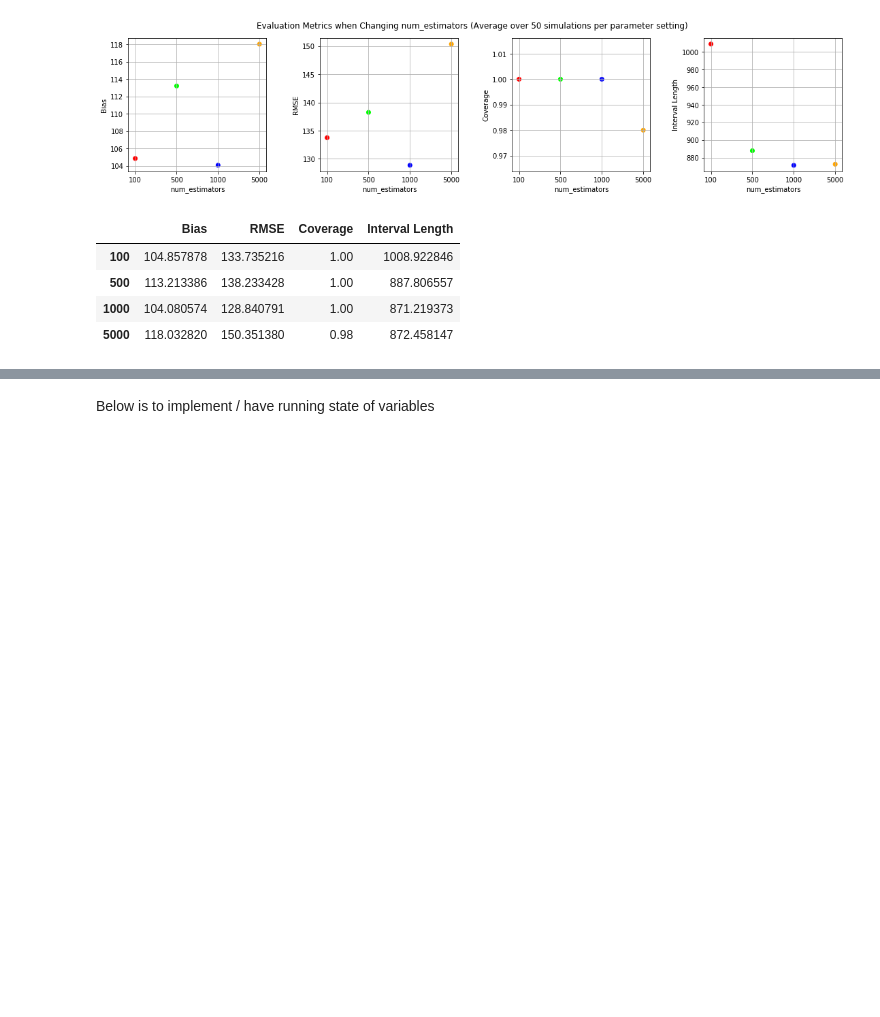
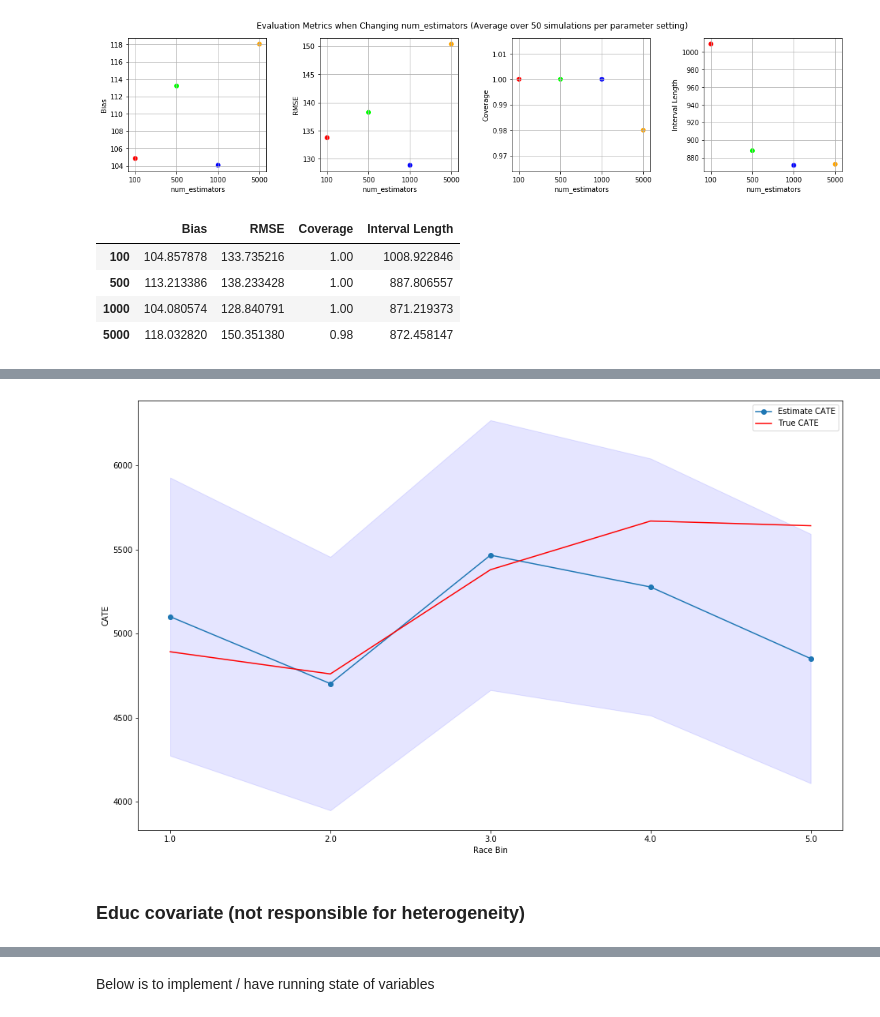
Before and after one commit to mbronckers/ecma_project, a Jupyter notebook: section2_dustin.ipynb, the cells around one changed output, grey strips where cells are left out. Drawn from its saved outputs; the diff is of its cells as text; code cells hidden in the pictures; blank space fills up the shorter version.

Commit message:
Added CATEs fitting and visualizations

```diff
--- a/section2_dustin.ipynb
+++ b/section2_dustin.ipynb
@@ -1062,0 +1108,27 @@ tableENs
+# %%
+N = 1000
+nBins = 5
+
+y, X, trueBetas, featureNames, treatments, cy, ate, treated, bins, cates = dgp(welfare, N=N, cate_feature='race', nBins=nBins, compute_cate=True)
+yFit, XFit, treatmentsFit, treatedFit, cyFit = y[:500], X[:500], treatments[:500], treated[:500], cy[:500]
+
+est, _, _, _, _ = estimate_cf(yFit, XFit, treatmentsFit, treatedFit, cyFit, test_size=0.1)
+
+binNumbers = np.arange(start=1, stop=1+len(bins))
+filteredBins = []
+for i in range(nBins):
+    fBin = []
+    for j in range(bins[i].shape[0]):
+        if len(np.where((XFit == bins[i][j]).all(axis=1))[0]) == 0:
+            fBin.append(bins[i][j])
+    filteredBins.append(np.array(fBin))
+
+cateEstimates = []
+cateLBS = []
+cateUBS = []
+for fBin in filteredBins:
+    cate = est.ate(fBin)[0]
+    lb, ub = est.ate_interval(fBin, alpha=0.05)
+    cateEstimates.append(cate)
+    cateLBS.append(lb[0])
+    cateUBS.append(ub[0])
@@ -1062,0 +1167,14 @@ tableENs
+# %%
+plt.figure(figsize=(16,10))
+plt.xlabel("Race Bin")
+plt.ylabel("CATE")
+plt.plot(binNumbers, cateEstimates, marker='o', label="Estimate CATE")
+plt.plot(binNumbers, cates, color='red', label='True CATE')
+plt.legend()
+plt.fill_between(binNumbers, cateLBS, cateUBS, color='b', alpha=.1)
+plt.xticks(np.linspace(start=1, stop=len(bins), num=len(bins)), np.linspace(start=1, stop=len(bins), num=len(bins)))
+plt.show()
+# %% [output]
+[figure, added]
+# %% [markdown]
+### Educ covariate (not responsible for heterogeneity)
```
Also changed, not shown: parts of 26 cells of this notebook.
